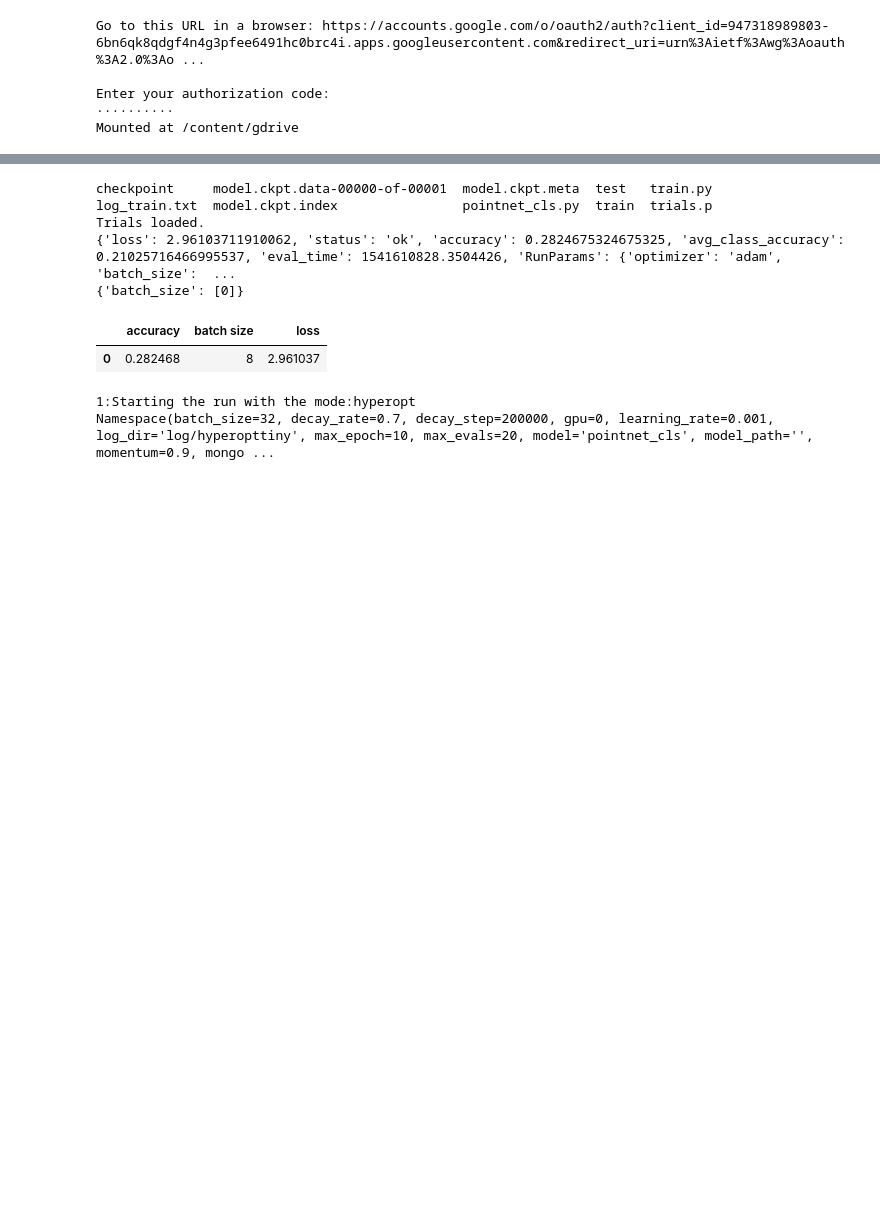
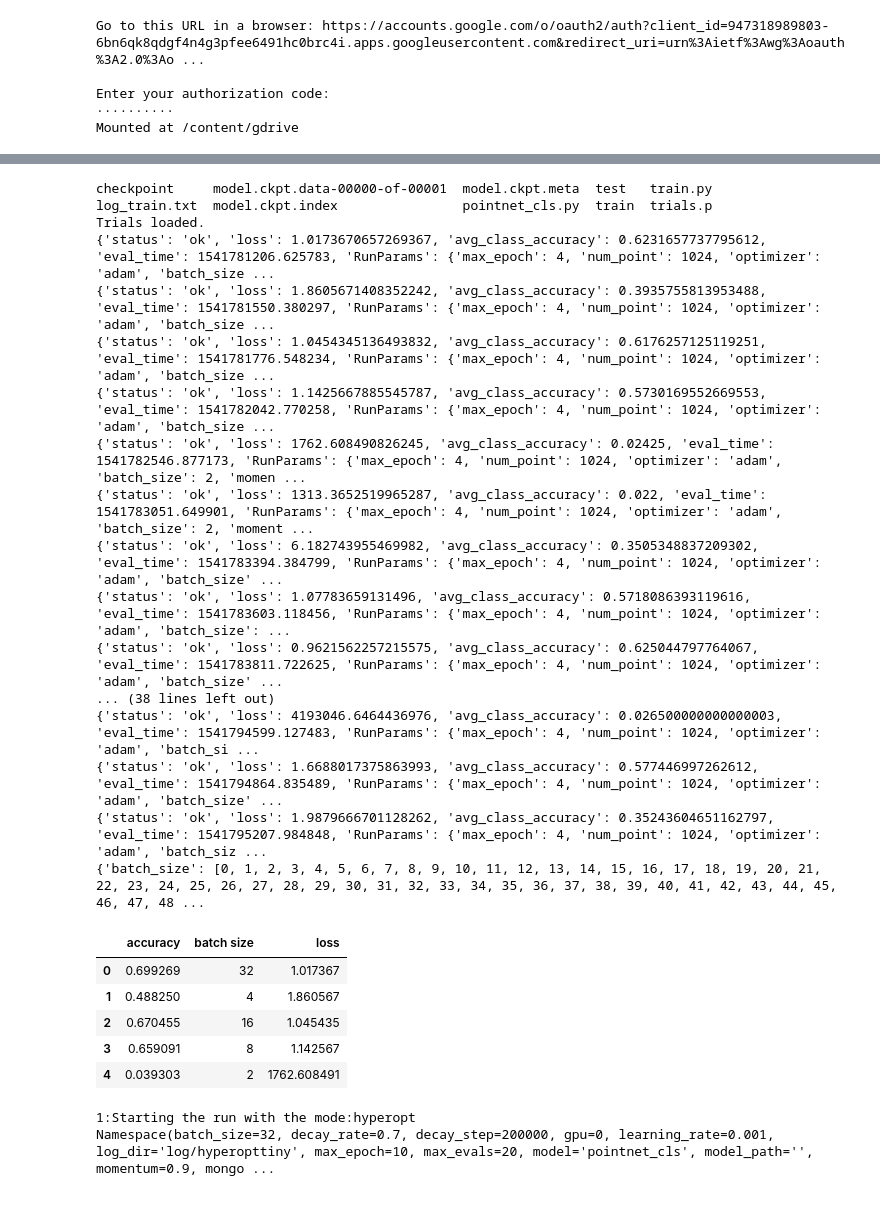
Before and after one commit to steve7an/PointnetEnhanced, a Jupyter notebook: Pointnet_Training_and_Evaluate.ipynb, the cells around one changed output, grey strips where cells are left out. Drawn from its saved outputs; the diff is of its cells as text; code cells hidden in the pictures; blank space fills up the shorter version.

Commit message:
Added result and code chunk for 32 and hyperopt run.
Added the full 32 batch size run.
Added the hyperopt run.

```diff
--- a/Pointnet_Training_and_Evaluate.ipynb
+++ b/Pointnet_Training_and_Evaluate.ipynb
@@ -57,36 +130,59 @@ mean loss: 1.318336
 accuracy: 0.618652
 ----4-----
 # %%
-os.chdir('/content/gdrive/My Drive/GitHub/PointnetEnhanced/pointnet/log/hyperopt1/15')
+#os.chdir('/content/gdrive/My Drive/GitHub/PointnetEnhanced/pointnet/log/hyperopt')
+#!pip install --upgrade hyperopt
+#from __future__ import absolute_import
+import os
+import pickle
+from hyperopt import Trials
+os.chdir("/home/rsa-key-20181109/PointnetEnhanced/pointnet/log/hyperopt/1")
 !ls
+
 trials = Trials()
 LOG_DIR = ""
 trialFilePath = os.path.join(LOG_DIR, "trials.p")
 if os.path.exists(trialFilePath):
     trials = pickle.load(open(trialFilePath, "rb"))
     print ("Trials loaded.")
 
 import json
 import pickle
 #WRITER = open("test.txt", "wb")
 for trial in trials.results:
-  print (trial)
+    print (trial)
 
 print (trials.idxs_vals[0])
 
 import pandas as pd
 # Dataframe of results from optimization
 tpe_results = pd.DataFrame({'batch size': [x['RunParams']['batch_size'] for x in trials.results],
                             'loss': [x['loss'] for x in trials.results],
                             'accuracy': [x['accuracy'] for x in trials.results]
                             })
 
 tpe_results.head()
 # %% [output]
 checkpoint     model.ckpt.data-00000-of-00001  model.ckpt.meta  test   train.py
 log_train.txt  model.ckpt.index                pointnet_cls.py  train  trials.p
 Trials loaded.
-{'loss': 2.96103711910062, 'status': 'ok', 'accuracy': 0.2824675324675325, 'avg_class_accuracy': 0.21025716466995537, 'eval_time': 1541610828.3504426, 'RunParams': {'optimizer': 'adam', 'batch_size':  ...
-{'batch_size': [0]}
+{'status': 'ok', 'loss': 1.0173670657269367, 'avg_class_accuracy': 0.6231657737795612, 'eval_time': 1541781206.625783, 'RunParams': {'max_epoch': 4, 'num_point': 1024, 'optimizer': 'adam', 'batch_size ...
+{'status': 'ok', 'loss': 1.8605671408352242, 'avg_class_accuracy': 0.3935755813953488, 'eval_time': 1541781550.380297, 'RunParams': {'max_epoch': 4, 'num_point': 1024, 'optimizer': 'adam', 'batch_size ...
+{'status': 'ok', 'loss': 1.0454345136493832, 'avg_class_accuracy': 0.6176257125119251, 'eval_time': 1541781776.548234, 'RunParams': {'max_epoch': 4, 'num_point': 1024, 'optimizer': 'adam', 'batch_size ...
+{'status': 'ok', 'loss': 1.1425667885545787, 'avg_class_accuracy': 0.5730169552669553, 'eval_time': 1541782042.770258, 'RunParams': {'max_epoch': 4, 'num_point': 1024, 'optimizer': 'adam', 'batch_size ...
+{'status': 'ok', 'loss': 1762.608490826245, 'avg_class_accuracy': 0.02425, 'eval_time': 1541782546.877173, 'RunParams': {'max_epoch': 4, 'num_point': 1024, 'optimizer': 'adam', 'batch_size': 2, 'momen ...
+{'status': 'ok', 'loss': 1313.3652519965287, 'avg_class_accuracy': 0.022, 'eval_time': 1541783051.649901, 'RunParams': {'max_epoch': 4, 'num_point': 1024, 'optimizer': 'adam', 'batch_size': 2, 'moment ...
+{'status': 'ok', 'loss': 6.182743955469982, 'avg_class_accuracy': 0.3505348837209302, 'eval_time': 1541783394.384799, 'RunParams': {'max_epoch': 4, 'num_point': 1024, 'optimizer': 'adam', 'batch_size' ...
+{'status': 'ok', 'loss': 1.07783659131496, 'avg_class_accuracy': 0.5718086393119616, 'eval_time': 1541783603.118456, 'RunParams': {'max_epoch': 4, 'num_point': 1024, 'optimizer': 'adam', 'batch_size': ...
+{'status': 'ok', 'loss': 0.9621562257215575, 'avg_class_accuracy': 0.625044797764067, 'eval_time': 1541783811.722625, 'RunParams': {'max_epoch': 4, 'num_point': 1024, 'optimizer': 'adam', 'batch_size' ...
+... (38 lines left out)
+{'status': 'ok', 'loss': 4193046.6464436976, 'avg_class_accuracy': 0.026500000000000003, 'eval_time': 1541794599.127483, 'RunParams': {'max_epoch': 4, 'num_point': 1024, 'optimizer': 'adam', 'batch_si ...
+{'status': 'ok', 'loss': 1.6688017375863993, 'avg_class_accuracy': 0.577446997262612, 'eval_time': 1541794864.835489, 'RunParams': {'max_epoch': 4, 'num_point': 1024, 'optimizer': 'adam', 'batch_size' ...
+{'status': 'ok', 'loss': 1.9879666701128262, 'avg_class_accuracy': 0.35243604651162797, 'eval_time': 1541795207.984848, 'RunParams': {'max_epoch': 4, 'num_point': 1024, 'optimizer': 'adam', 'batch_siz ...
+{'batch_size': [0, 1, 2, 3, 4, 5, 6, 7, 8, 9, 10, 11, 12, 13, 14, 15, 16, 17, 18, 19, 20, 21, 22, 23, 24, 25, 26, 27, 28, 29, 30, 31, 32, 33, 34, 35, 36, 37, 38, 39, 40, 41, 42, 43, 44, 45, 46, 47, 48 ...
 |  | accuracy | batch size | loss |
-| 0 | 0.282468 | 8 | 2.961037 |
+| 0 | 0.699269 | 32 | 1.017367 |
+| 1 | 0.488250 | 4 | 1.860567 |
+| 2 | 0.670455 | 16 | 1.045435 |
+| 3 | 0.659091 | 8 | 1.142567 |
+| 4 | 0.039303 | 2 | 1762.608491 |
```
Also changed, not shown: parts of 5 cells of this notebook.
